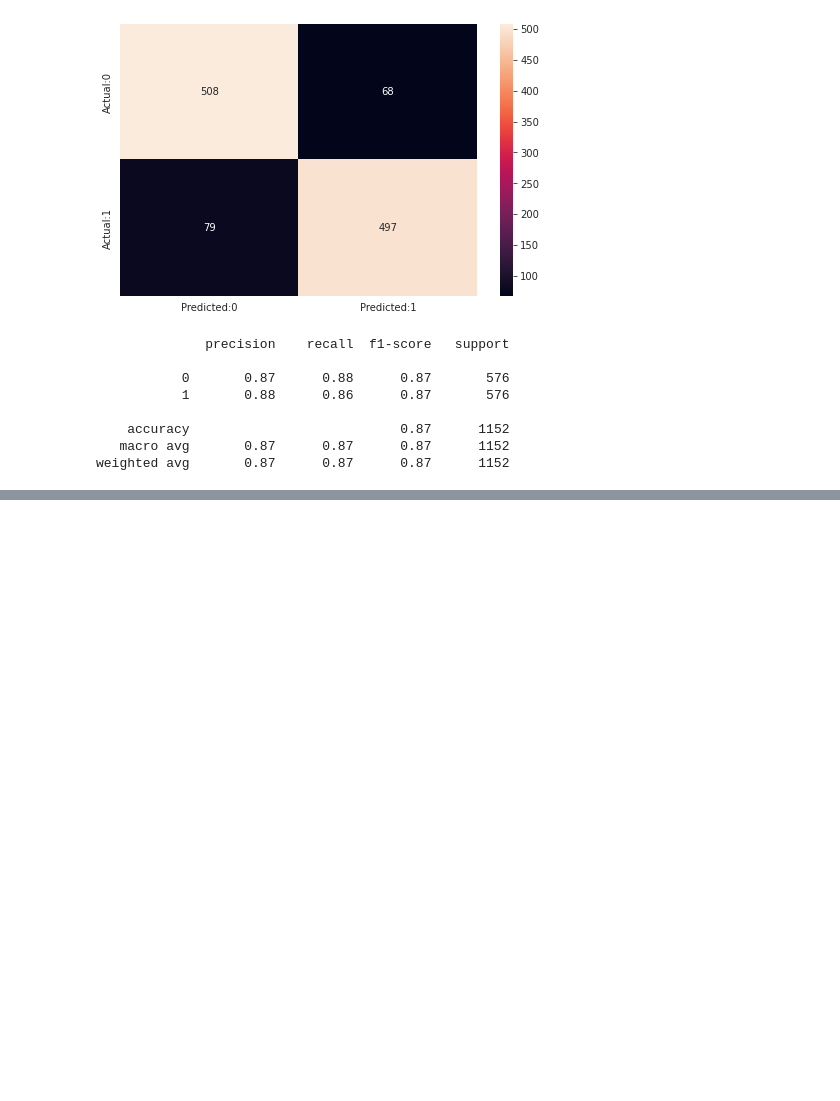
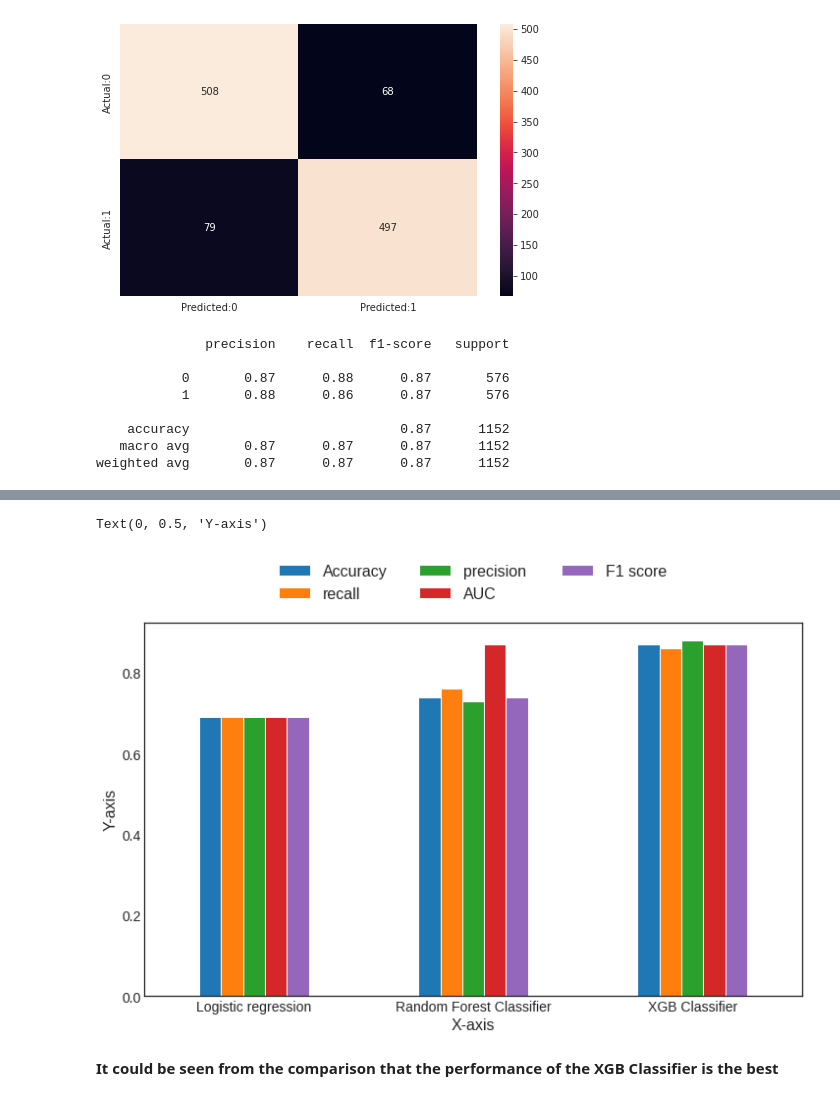
Before and after one commit to anasabbad/Cardiovascular-Risk-Prediction, a Jupyter notebook: Cardiovascular_Risk_Prediction_Capstone.ipynb, the cells around one changed output, grey strips where cells are left out. Saved outputs shown, nothing was run; the diff lists cells and outputs as text; code cells hidden in the pictures; blank space fills up the shorter version.

```diff
--- a/Cardiovascular_Risk_Prediction_Capstone.ipynb
+++ b/Cardiovascular_Risk_Prediction_Capstone.ipynb
@@ -862,12 +964,21 @@ test_preds = xgb_optimal_model.predict_proba(X_test)[:,1]
 train_preds = np.where(train_preds > 0.5, 1, 0)
 test_preds = np.where(test_preds > 0.5, 1, 0)
 # %%
-# Calculating accuracy on train and test
-train_accuracy = accuracy_score(y_train,train_class_preds)
-test_accuracy = accuracy_score(y_test,test_class_preds)
+# Calculating accuracy,f1_score, recall, precision on train and test
+xgb_train_accuracy = accuracy_score(y_train,train_class_preds)
+xgb_test_accuracy = accuracy_score(y_test,test_class_preds)
 
-print("The accuracy on train dataset is", train_accuracy)
-print("The accuracy on test dataset is", test_accuracy)
+xgb_train_precision_score = precision_score(y_train,train_class_preds)
+xgb_test_precision_score = precision_score(y_test,test_class_preds)
+
+xgb_train_recall_score = recall_score(y_train,train_class_preds)
+xgb_test_recall_score = recall_score(y_test,test_class_preds)
+
+xgb_train_f1_score = f1_score(y_train,train_class_preds)
+xgb_test_f1_score = f1_score(y_test,test_class_preds)
+
+print("The accuracy on train dataset is", xgb_train_accuracy)
+print("The accuracy on test dataset is", xgb_test_accuracy)
 # %% [output]
 The accuracy on train dataset is 0.9828484585323491
 The accuracy on test dataset is 0.8723958333333334
@@ -887,8 +998,8 @@ array([[2284,   19],
        [  60, 2243]])
 # %%
 # Get the roc_auc score for train and test dataset
-rf_train_auc = roc_auc_score(y_train,train_preds)
-rf_test_auc = roc_auc_score(y_test,test_preds)
+xgb_train_auc = roc_auc_score(y_train,train_preds)
+xgb_test_auc = roc_auc_score(y_test,test_preds)
 # %%
 cm=confusion_matrix(y_test,test_preds)
 conf_matrix=pd.DataFrame(data=cm,columns=['Predicted:0','Predicted:1'],index=['Actual:0','Actual:1'])
@@ -924,0 +1045,5 @@ plt.show()
+# %%
+comparison = pd.DataFrame({
+    "Logistic regression":{'Accuracy':log_test_accuracy, 'recall':log_test_recall_score, 'precision ':log_test_precision_score,'AUC':log_test_auc, 'F1 score':log_test_f1_score},
+    "Random Forest Classifier":{'Accuracy':rf_test_accuracy,'recall':rf_test_recall_score, 'precision ':rf_test_precision_score, 'AUC':rf_test_auc, 'F1 score':rf_test_f1_score},
+    "XGB Classifier":{'Accuracy':xgb_test_accuracy,'recall':xgb_test_recall_score, 'precision ':xgb_test_precision_score, 'AUC':xgb_test_auc, 'F1 score':xgb_test_f1_score}})
@@ -924,0 +1058,15 @@ plt.show()
+# %%
+import matplotlib.pyplot as plt
+
+plt.style.use('seaborn-white')
+ax = comparison.plot.bar(figsize=[12, 7])
+ax.legend(bbox_to_anchor=(0,1.02,1,0.2), loc="lower center", ncol=3, fontsize=16)
+ax.set_xticklabels(ax.get_xticklabels(), rotation=0)
+ax.tick_params(axis='both', labelsize=14)
+ax.set_xlabel("X-axis", fontsize=16)
+ax.set_ylabel("Y-axis", fontsize=16)
+# %% [output]
+Text(0, 0.5, 'Y-axis')
+[figure, added]
+# %% [markdown]
+**It could be seen from the comparison that the performance of the XGB Classifier is the best**
```
Also changed, not shown: parts of 39 cells of this notebook.
